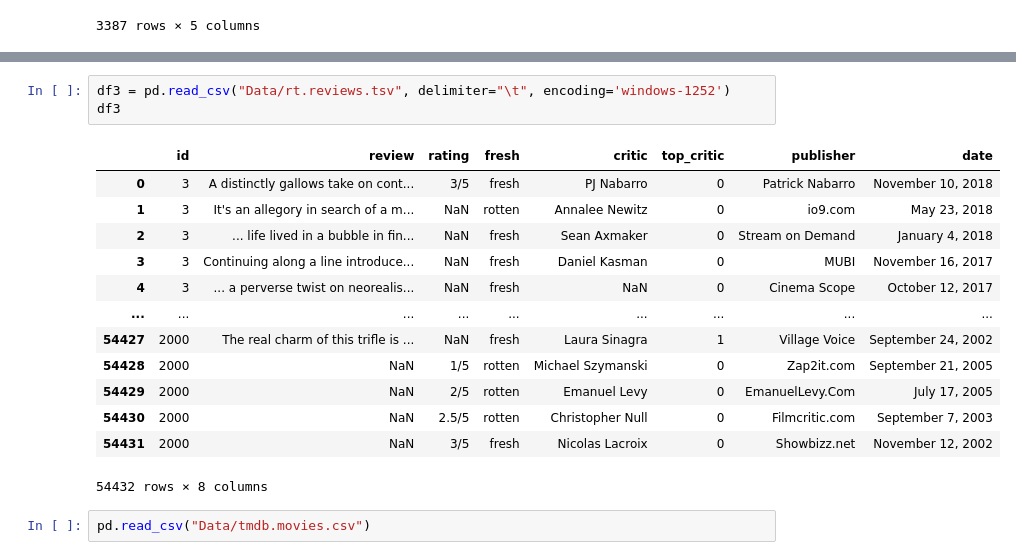
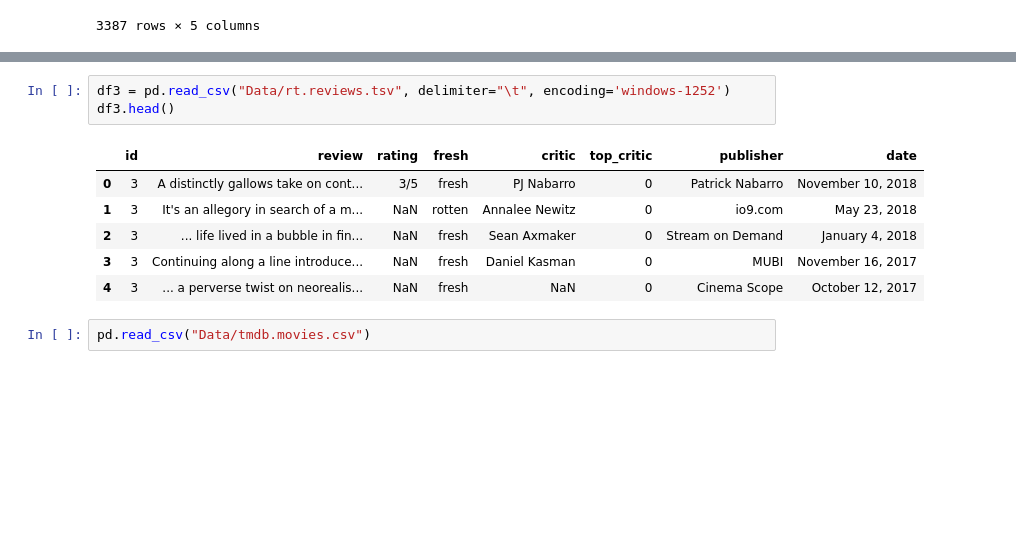
Before and after one commit to jgoett2/Phase-2-MovieProject, a Jupyter notebook: EDA1.ipynb, the cells around one changed output, grey strips where cells are left out. Cells and saved outputs as stored; diff of their text form; blank space fills up the shorter version.

```diff
--- a/EDA1.ipynb
+++ b/EDA1.ipynb
@@ -63,20 +69,13 @@ df2
 # %%
 df3 = pd.read_csv("Data/rt.reviews.tsv", delimiter="\t", encoding='windows-1252')
-df3
+df3.head()
 # %% [output]
 |  | id | review | rating | fresh | critic | top_critic | publisher | date |
 | 0 | 3 | A distinctly gallows take on cont... | 3/5 | fresh | PJ Nabarro | 0 | Patrick Nabarro | November 10, 2018 |
 | 1 | 3 | It's an allegory in search of a m... | NaN | rotten | Annalee Newitz | 0 | io9.com | May 23, 2018 |
 | 2 | 3 | ... life lived in a bubble in fin... | NaN | fresh | Sean Axmaker | 0 | Stream on Demand | January 4, 2018 |
 | 3 | 3 | Continuing along a line introduce... | NaN | fresh | Daniel Kasman | 0 | MUBI | November 16, 2017 |
 | 4 | 3 | ... a perverse twist on neorealis... | NaN | fresh | NaN | 0 | Cinema Scope | October 12, 2017 |
-| ... | ... | ... | ... | ... | ... | ... | ... | ... |
-| 54427 | 2000 | The real charm of this trifle is ... | NaN | fresh | Laura Sinagra | 1 | Village Voice | September 24, 2002 |
-| 54428 | 2000 | NaN | 1/5 | rotten | Michael Szymanski | 0 | Zap2it.com | September 21, 2005 |
-| 54429 | 2000 | NaN | 2/5 | rotten | Emanuel Levy | 0 | EmanuelLevy.Com | July 17, 2005 |
-| 54430 | 2000 | NaN | 2.5/5 | rotten | Christopher Null | 0 | Filmcritic.com | September 7, 2003 |
-| 54431 | 2000 | NaN | 3/5 | fresh | Nicolas Lacroix | 0 | Showbizz.net | November 12, 2002 |
-54432 rows × 8 columns
 # %%
 pd.read_csv("Data/tmdb.movies.csv")
 # %% [output]
```
Also changed, not shown: parts of 29 cells of this notebook.
